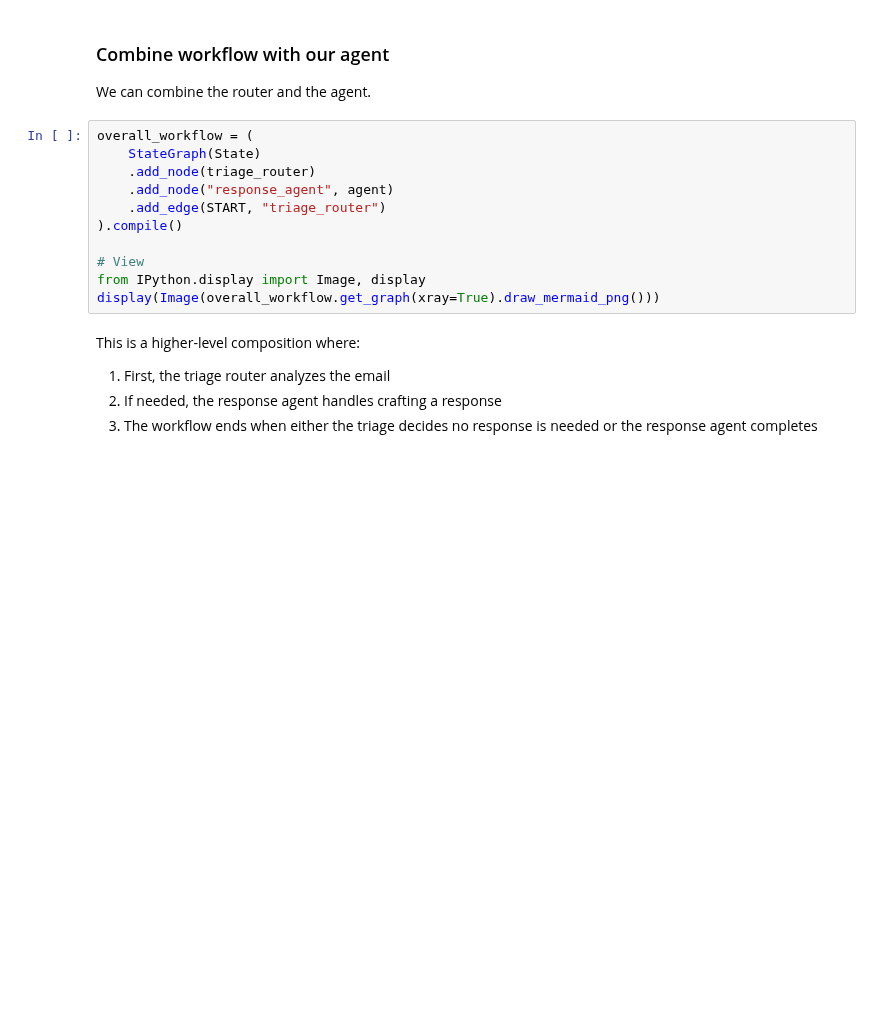
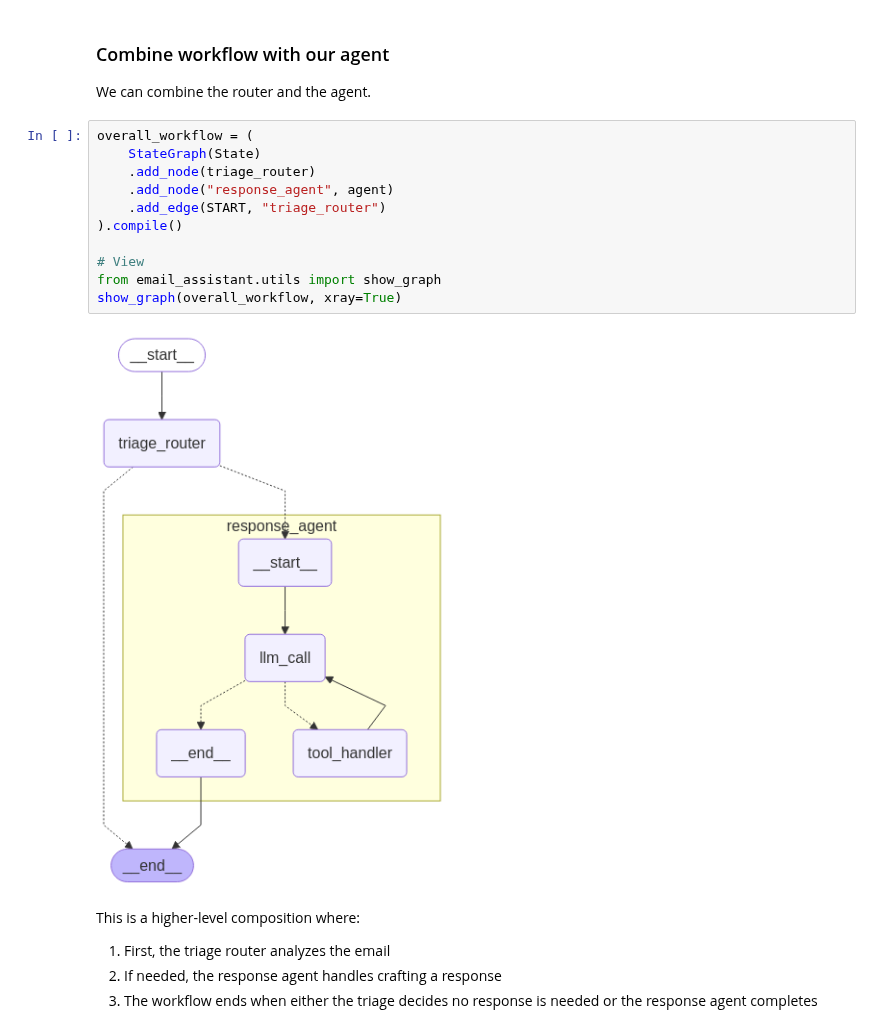
Before and after one commit to yacine555/agents-from-scratch, a Jupyter notebook: notebooks/agent.ipynb, the cells around one changed output. Drawn from its saved outputs; the diff is of its cells as text; blank space fills up the shorter version.

```diff
--- a/notebooks/agent.ipynb
+++ b/notebooks/agent.ipynb
@@ -307,14 +328,16 @@ We can combine the router and the agent.
 # %%
 overall_workflow = (
     StateGraph(State)
     .add_node(triage_router)
     .add_node("response_agent", agent)
     .add_edge(START, "triage_router")
 ).compile()
 
 # View
-from IPython.display import Image, display
-display(Image(overall_workflow.get_graph(xray=True).draw_mermaid_png()))
+from email_assistant.utils import show_graph
+show_graph(overall_workflow, xray=True)
+# %% [output]
+[figure, added]
 # %% [markdown]
 This is a higher-level composition where:
 1. First, the triage router analyzes the email
```
Also changed, not shown: parts of 13 cells of this notebook.
